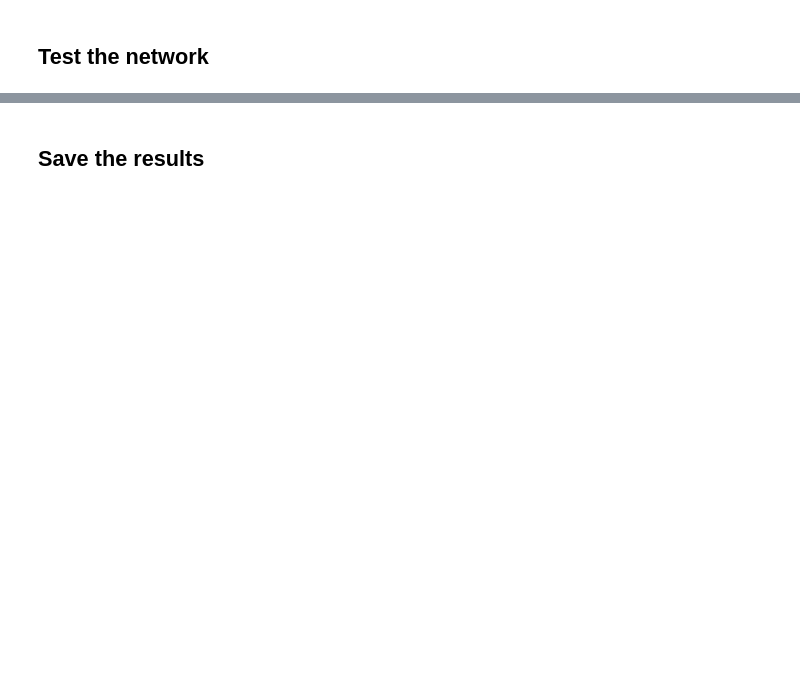
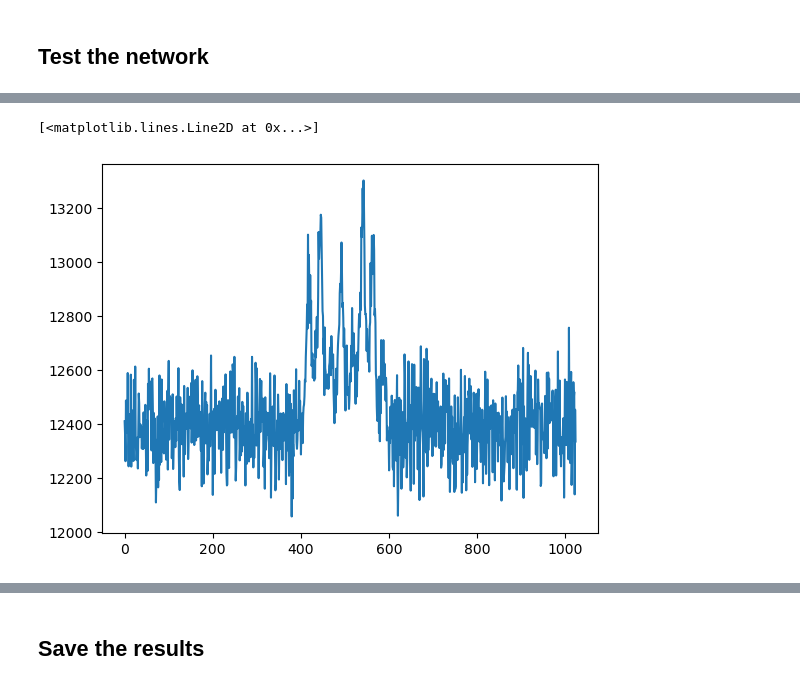
Before and after one commit to adriente/mlpynem, a Jupyter notebook: train_cnn.ipynb, the cells around one changed output, grey strips where cells are left out. Drawn from its saved outputs; the diff is of its cells as text; code cells hidden in the pictures; blank space fills up the shorter version.

```diff
--- a/train_cnn.ipynb
+++ b/train_cnn.ipynb
@@ -75,0 +169,5 @@ Epoch 5/5
+# %%
+plt.plot(new_data[0])
+# %% [output]
+[<matplotlib.lines.Line2D at 0x...>]
+[figure, added]
```
Also changed, not shown: parts of 43 cells of this notebook, 8 other files.
